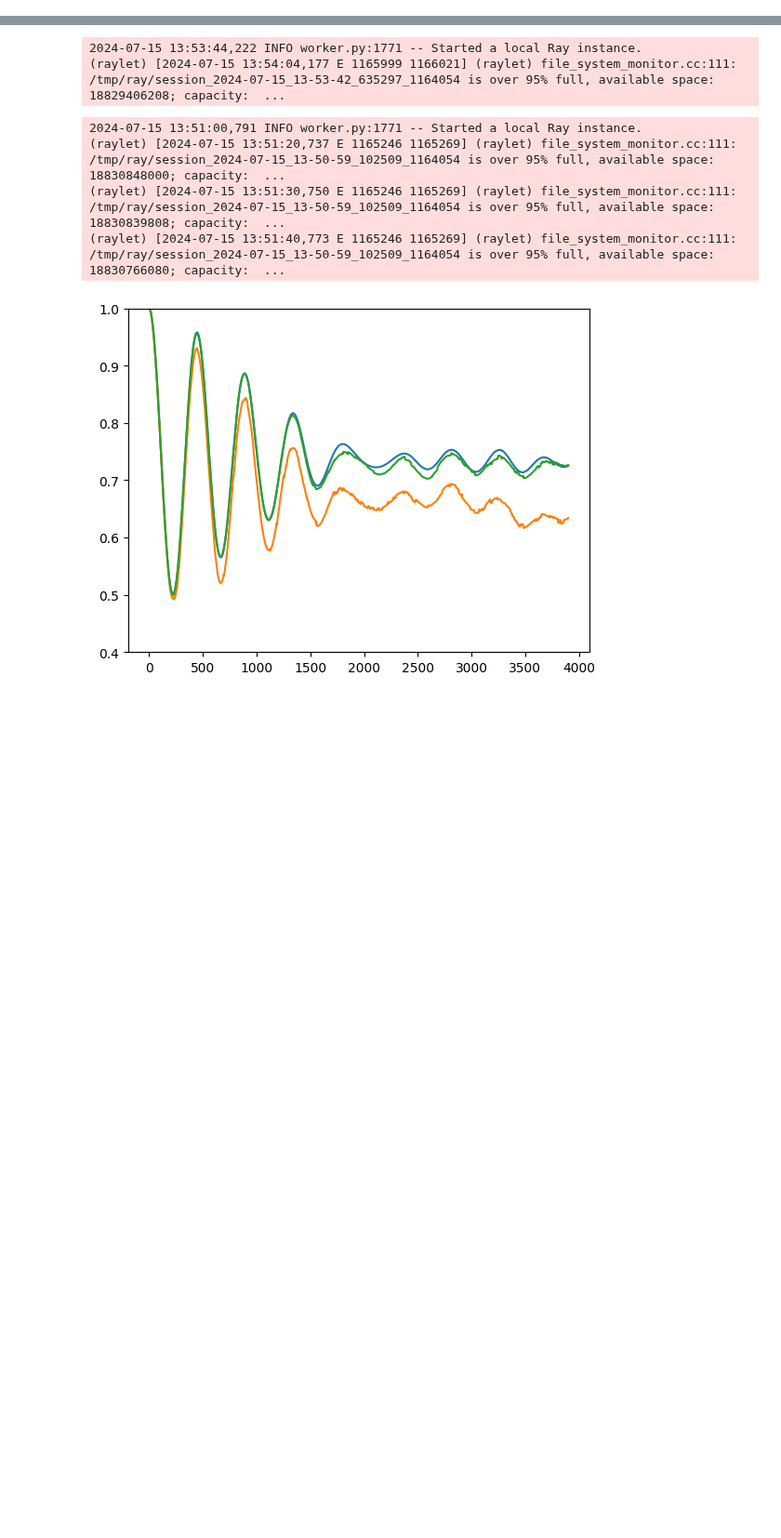
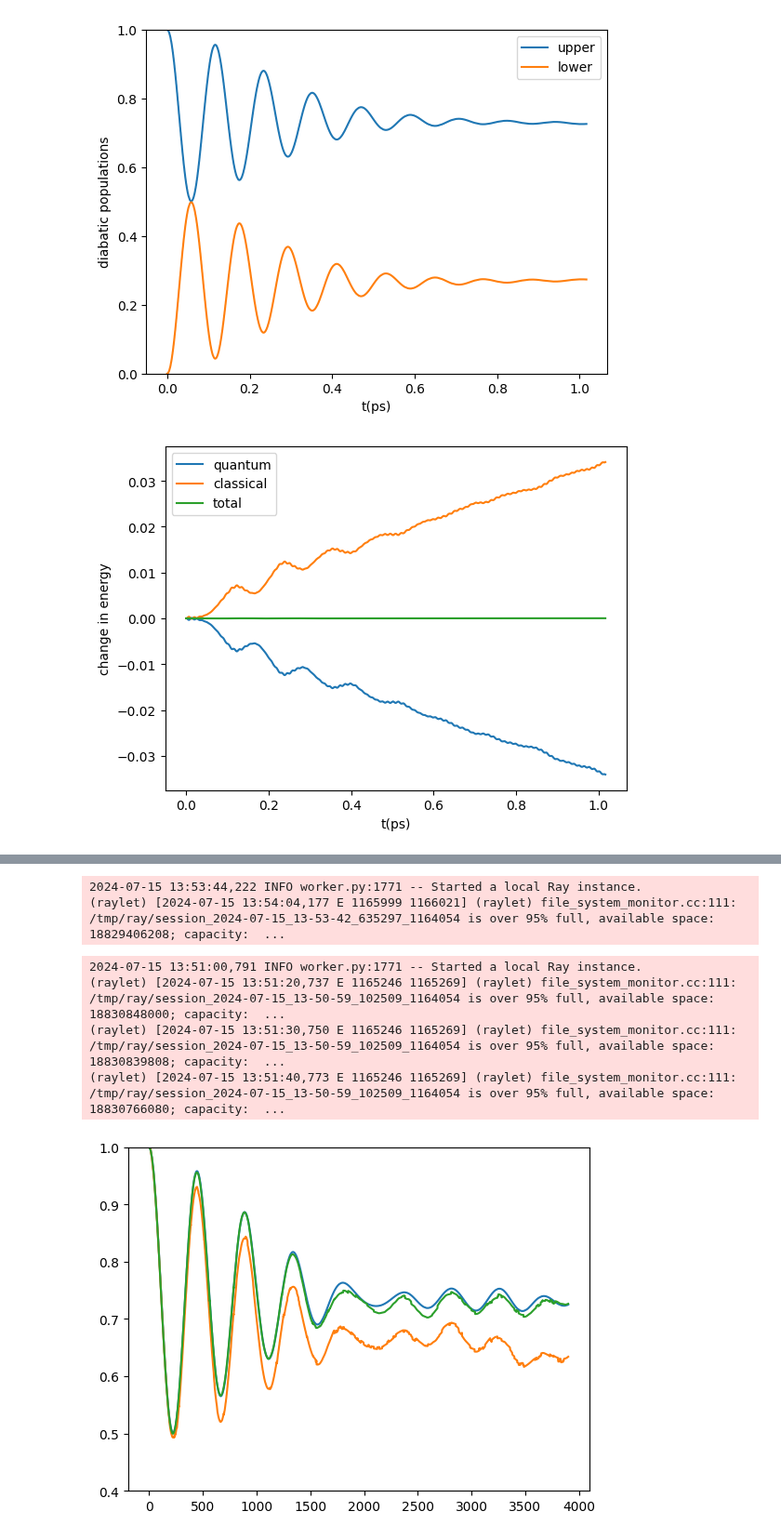
Before and after one commit to tempelaar-team/qclab-dev, a Jupyter notebook: examples/spin_boson_examples.ipynb, the cells around one changed output, grey strips where cells are left out. Shown at 93% size. Cells and saved outputs as stored; diff of their text form; code cells hidden in the pictures; blank space fills up the shorter version.

```diff
--- a/examples/spin_boson_examples.ipynb
+++ b/examples/spin_boson_examples.ipynb
@@ -10,3 +112,34 @@ from qclab.drivers.ray_driver import dynamics_parallel_ray
+# %%
+ntraj =  num_seeds
+pops_mf = np.real(np.einsum('nii->ni',data_spin_boson_mf.data_dic['dm_db']))/ntraj
+t_ps = data_spin_boson_mf.data_dic['t'] * 0.0260677 /ntraj
+e_q = data_spin_boson_mf.data_dic['e_q']/ntraj
+e_c = data_spin_boson_mf.data_dic['e_c']/ntraj
+
+plt.plot(t_ps, pops_mf[:,0], label='upper')
+plt.plot(t_ps, pops_mf[:,1], label='lower')
+plt.ylabel('diabatic populations')
+plt.xlabel('t(ps)')
+plt.legend()
+plt.ylim([0,1])
+plt.savefig('pops_sb_mf.pdf')
+plt.savefig('pops_sb_mf.svg')
+plt.savefig('pops_sb_mf.png')
+plt.show()
+
+plt.plot(t_ps, e_q - e_q[0], label='quantum')
+plt.plot(t_ps, e_c - e_c[0], label='classical')
+plt.plot(t_ps, e_c - e_c[0] + e_q - e_q[0], label='total')
+plt.ylabel('change in energy')
+plt.xlabel('t(ps)')
+plt.legend()
+plt.savefig('de_sb_mf.pdf')
+plt.savefig('de_sb_mf.svg')
+plt.savefig('de_sb_mf.png')
+plt.show()
+# %% [output]
+[figure, added]
+[figure, added]
 # %%
 input_params = dict(temp = 1, V=0.5, E=0.5, A=100, W=0.1, l=0.02/4)
 sim = SpinBosonModel(input_params = input_params)
```
Also changed, not shown: parts of 5 cells of this notebook, 2 other files.
